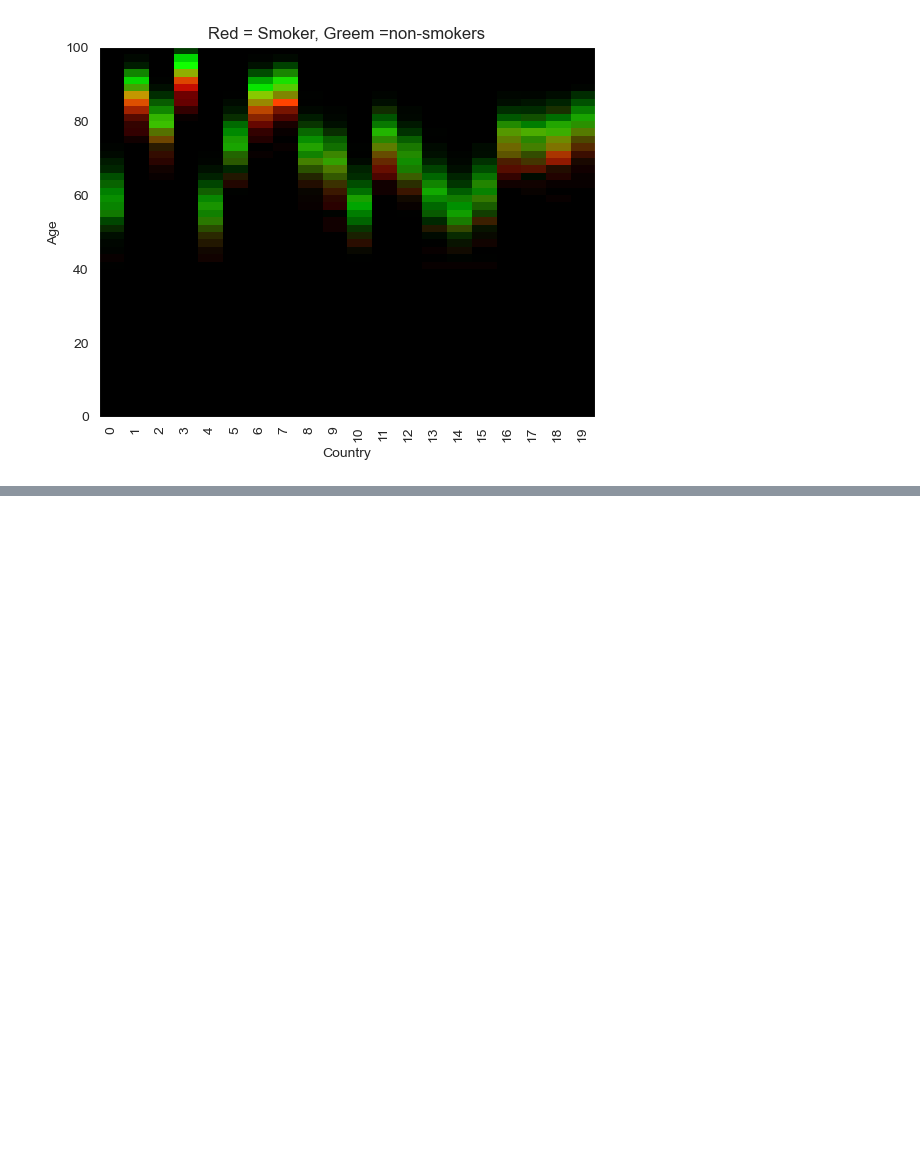
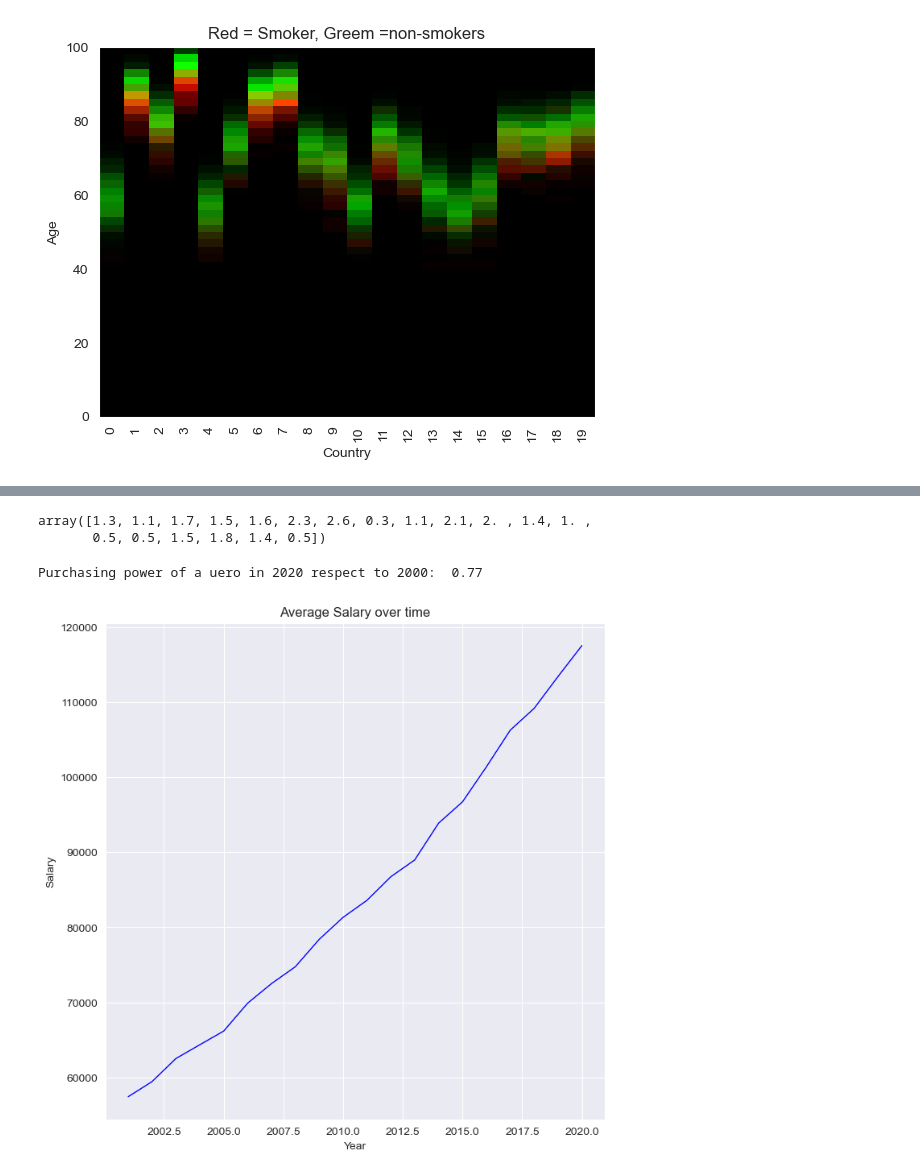
Before and after one commit to mak8427/data_visualization, a Jupyter notebook: problem-sheet-09/ex09_davide.ipynb, the cells around one changed output, grey strips where cells are left out. Cells and saved outputs as stored; diff of their text form; code cells hidden in the pictures; blank space fills up the shorter version.

```diff
--- a/problem-sheet-09/ex09_davide.ipynb
+++ b/problem-sheet-09/ex09_davide.ipynb
@@ -183,0 +183,34 @@ plt.show()
+# %%
+
+_ = np.load('salaries.npz')
+df = pd.DataFrame(_['salaries'])
+df.columns = list(range(2001,2021))
+df
+# %% [output]
+array([1.3, 1.1, 1.7, 1.5, 1.6, 2.3, 2.6, 0.3, 1.1, 2.1, 2. , 1.4, 1. ,
+       0.5, 0.5, 1.5, 1.8, 1.4, 0.5])
+# %%
+
+inflation = np.load('salaries.npz')
+inflation = inflation['inflation_factors']
+
+eur = 1
+deflator = [1, ]
+for inf in inflation:
+    eur *= (1+inf/100)
+    deflator.append(1/eur)
+print('Purchasing power of a uero in 2020 respect to 2000:  ' + str(round((1/eur),2)))
+# %% [output]
+Purchasing power of a uero in 2020 respect to 2000:  0.77
+# %%
+column_means = df.mean()
+ax = plt.figure(figsize=(8,8))
+
+plt.plot(df.columns,column_means,'b-',linewidth=1)
+
+plt.xlabel('Year')
+plt.ylabel('Salary')
+plt.title('Average Salary over time')
+plt.show()
+# %% [output]
+[figure, added]
```
Also changed, not shown: parts of 2 cells of this notebook.
